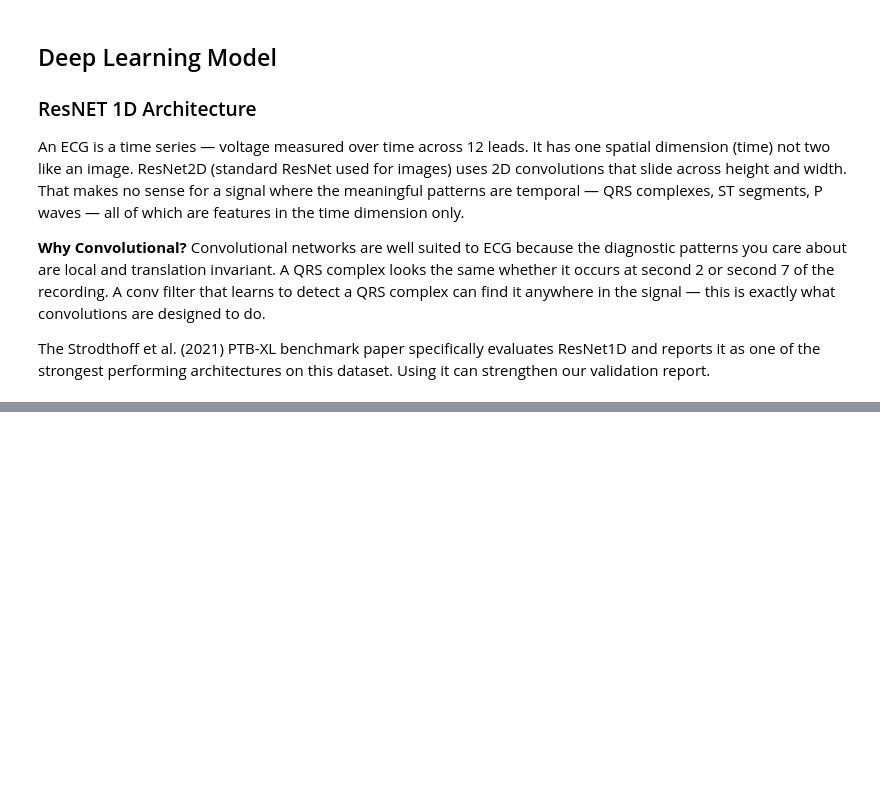
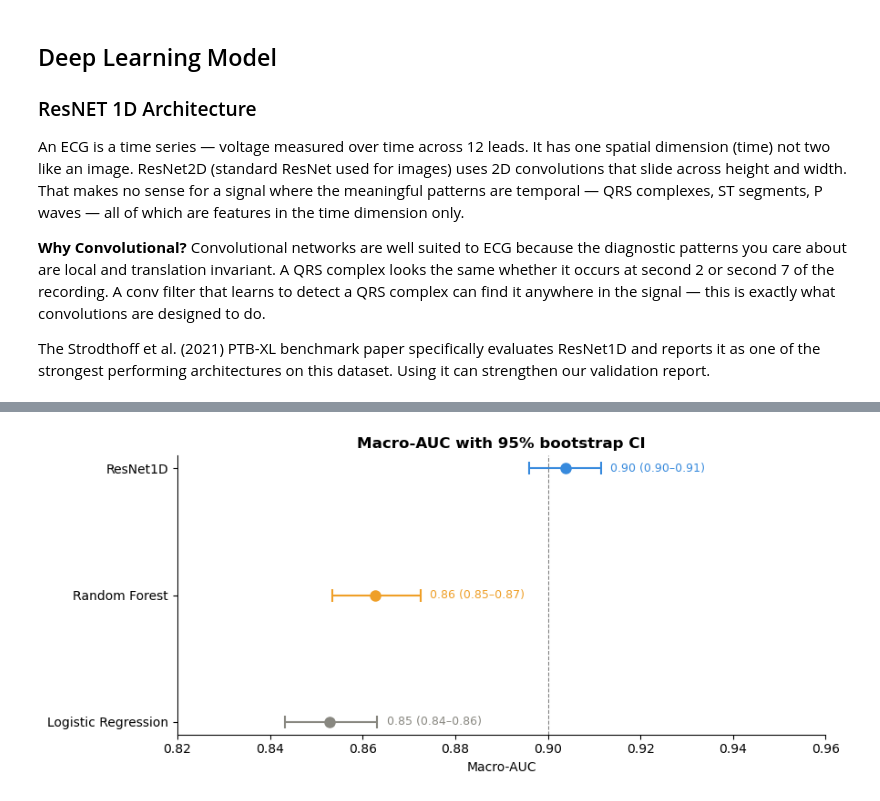
Before and after one commit to cristopher-d-delgado/ecg-ai-statistical-evaluation, a Jupyter notebook: notebooks/modeling.ipynb, the cells around one changed output, grey strips where cells are left out. Drawn from its saved outputs; the diff is of its cells as text; code cells hidden in the pictures; blank space fills up the shorter version.

```diff
--- a/notebooks/modeling.ipynb
+++ b/notebooks/modeling.ipynb
@@ -803,0 +1158,68 @@ KeyboardInterrupt:
+# %%
+def plot_auc_with_ci(ci_data: dict) -> plt.Figure:
+    """
+    Plot AUC estimates with 95% bootstrap confidence intervals.
+    Forest plot style — one row per model or class.
+
+    Args:
+        ci_data (dict): Keys are labels, values are (estimate, lower, upper) tuples.
+
+    Returns:
+        plt.Figure
+    """
+    labels    = list(ci_data.keys())
+    estimates = [v[0] for v in ci_data.values()]
+    lowers    = [v[1] for v in ci_data.values()]
+    uppers    = [v[2] for v in ci_data.values()]
+    errors    = [[e - l for e, l in zip(estimates, lowers)],
+                 [u - e for e, u in zip(estimates, uppers)]]
+
+    y_pos  = np.arange(len(labels))
+    colors = ['#888780', '#EF9F27', '#378ADD']
+
+    fig, ax = plt.subplots(figsize=(9, 4))
+
+    for i, (est, lo, hi, label) in enumerate(zip(estimates, lowers, uppers, labels)):
+        color = colors[i % len(colors)]
+        ax.errorbar(
+            x          = est,
+            y          = i,
+            xerr       = [[est - lo], [hi - est]],
+            fmt        = 'o',
+            color      = color,
+            ecolor     = color,
+            elinewidth = 1.5,
+            capsize    = 5,
+            capthick   = 1.5,
+            markersize = 8,
+            label      = label
+        )
+        ax.text(hi + 0.002, i,
+                f"{est:.2f} ({lo:.2f}–{hi:.2f})",
+                va='center', fontsize=9,
+                color=color)
+
+    ax.axvline(0.9, color='gray', linewidth=0.8,
+               linestyle='--', label='AUC = 0.90')
+    ax.set_yticks(y_pos)
+    ax.set_yticklabels(labels)
+    ax.set_xlabel('Macro-AUC')
+    ax.set_title('Macro-AUC with 95% bootstrap CI',
+                 fontsize=12, fontweight='bold')
+    ax.set_xlim(0.82, 0.96)
+    sns.despine(ax=ax)
+    fig.tight_layout()
+    return fig
+
+
+# ── Plot macro-AUC CI comparison ──────────────────────────────────────────────
+macro_ci_data = {
+    'Logistic Regression': (0.8528, 0.8433, 0.8632),
+    'Random Forest':       (0.8628, 0.8535, 0.8726),
+    'ResNet1D':            (0.9038, 0.8959, 0.9115),
+}
+
+fig = plot_auc_with_ci(macro_ci_data)
+plt.show()
+# %% [output]
+[figure, added]
```
Also changed, not shown: parts of 20 cells of this notebook, 4 other files.
